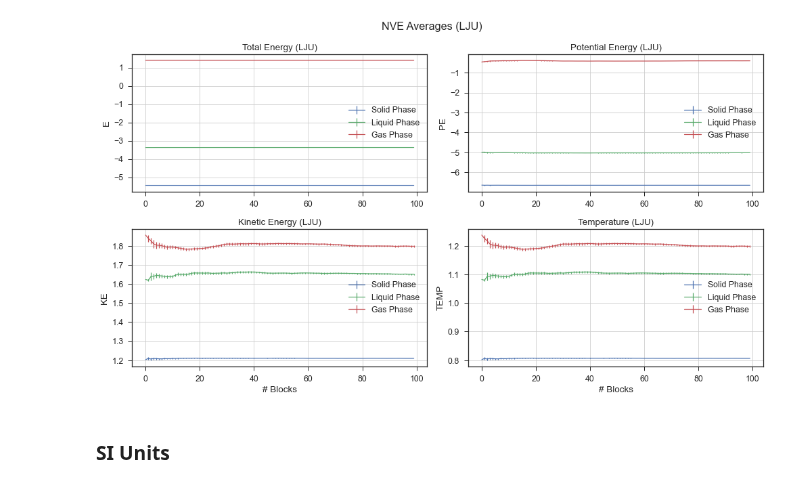
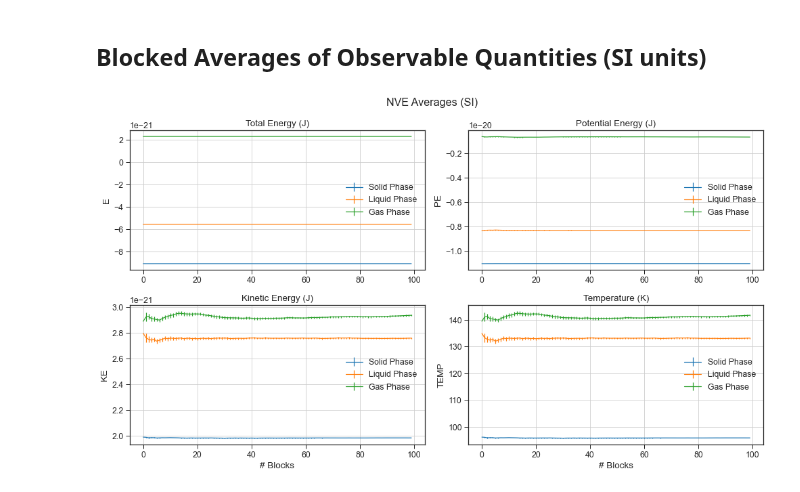
Before and after one commit to edoardodraetta/lsn_esercizi, a Jupyter notebook: esercizio_04/Esercizio_4.ipynb, the cells around one changed output. Drawn from its saved outputs; the diff is of its cells as text; code cells hidden in the pictures.

```diff
--- a/esercizio_04/Esercizio_4.ipynb
+++ b/esercizio_04/Esercizio_4.ipynb
@@ -14,18 +52,17 @@ plt.style.use("seaborn-ticks")
 # %%
-# Scaling for LJU -> SI
-
-sigma = 3.4 * 10**(-10)  # nm
-epsilon = 1.65 * 10**(-21) # J
-m = 6.69 * 10**(-26)  # mass of argon, kg
+sigma = 3.4 * 10 ** (-10)  # m
 k_B = 1.380649 * 10 ** (-23)  # J/K
-
+T = 120
+epsilon = T * k_B  # J
+m = 39.948 * 1.66 * 10 ** (-27)  # mass of argon, kg
 t = sigma * np.sqrt(m / epsilon)
-T = epsilon/k_B # = about 120...
+p = epsilon / sigma ** 3  # Pa
 
 print("Sigma :", sigma)
 print("Epsilon :", epsilon)
 print("Mass :", m)
 print("Time :", t)
 print("Temperature :", T)
+print("Pressure :", format(p, "E"))
 # %% [output]
 Sigma : 3.4e-10
@@ -121,7 +117,9 @@ plt.show()
+# %% [markdown]
+## Blocked Averages of Observable Quantities (SI units)
 # %%
 # Blocked Averages
 fig, ax = plt.subplots(2, 2, figsize=(14, 8))
-fig.suptitle("NVE Averages (LJU)")
+fig.suptitle("NVE Averages (SI)")
 
 N = 100  # Blocks
 x = np.arange(N)
@@ -130,83 +128,81 @@ x = np.arange(N)
 
 datafile = "./data/solid/output.ave_etot.dat"
 avg, err = np.loadtxt(datafile, usecols=(1, 2), delimiter=" ", unpack="true")
-ax[0, 0].errorbar(x, avg, yerr=err, label="Solid Phase")
+ax[0, 0].errorbar(x, avg * epsilon, yerr=err * epsilon, label="Solid Phase")
 
 datafile = "./data/solid/output.ave_epot.dat"
 avg, err = np.loadtxt(datafile, usecols=(1, 2), delimiter=" ", unpack="true")
-ax[0, 1].errorbar(x, avg, yerr=err, label="Solid Phase")
+ax[0, 1].errorbar(x, avg * epsilon, yerr=err * epsilon, label="Solid Phase")
 
 datafile = "./data/solid/output.ave_ekin.dat"
 avg, err = np.loadtxt(datafile, usecols=(1, 2), delimiter=" ", unpack="true")
-ax[1, 0].errorbar(x, avg, yerr=err, label="Solid Phase")
+ax[1, 0].errorbar(x, avg * epsilon, yerr=err * epsilon, label="Solid Phase")
 
 datafile = "./data/solid/output.ave_temp.dat"
 avg, err = np.loadtxt(datafile, usecols=(1, 2), delimiter=" ", unpack="true")
-ax[1, 1].errorbar(x, avg, yerr=err, label="Solid Phase")
+ax[1, 1].errorbar(x, avg * T, yerr=err * T, label="Solid Phase")
 
 # LIQUID PHASE
 
 datafile = "./data/liquid/output.ave_etot.dat"
 avg, err = np.loadtxt(datafile, usecols=(1, 2), delimiter=" ", unpack="true")
-ax[0, 0].errorbar(x, avg, yerr=err, label="Liquid Phase")
+ax[0, 0].errorbar(x, avg * epsilon, yerr=err * epsilon, label="Liquid Phase")
 
 datafile = "./data/liquid/output.ave_epot.dat"
 avg, err = np.loadtxt(datafile, usecols=(1, 2), delimiter=" ", unpack="true")
-ax[0, 1].errorbar(x, avg, yerr=err, label="Liquid Phase")
+ax[0, 1].errorbar(x, avg * epsilon, yerr=err * epsilon, label="Liquid Phase")
 
 datafile = "./data/liquid/output.ave_ekin.dat"
 avg, err = np.loadtxt(datafile, usecols=(1, 2), delimiter=" ", unpack="true")
-ax[1, 0].errorbar(x, avg, yerr=err, label="Liquid Phase")
+ax[1, 0].errorbar(x, avg * epsilon, yerr=err * epsilon, label="Liquid Phase")
 
 datafile = "./data/liquid/output.ave_temp.dat"
 avg, err = np.loadtxt(datafile, usecols=(1, 2), delimiter=" ", unpack="true")
-ax[1, 1].errorbar(x, avg, yerr=err, label="Liquid Phase")
+ax[1, 1].errorbar(x, avg * T, yerr=err * T, label="Liquid Phase")
 
 # GAS PHASE
 
 datafile = "./data/gas/output.ave_etot.dat"
 avg, err = np.loadtxt(datafile, usecols=(1, 2), delimiter=" ", unpack="true")
-ax[0, 0].errorbar(x, avg, yerr=err, label="Gas Phase")
+ax[0, 0].errorbar(x, avg * epsilon, yerr=err * epsilon, label="Gas Phase")
 
 datafile = "./data/gas/output.ave_epot.dat"
 avg, err = np.loadtxt(datafile, usecols=(1, 2), delimiter=" ", unpack="true")
-ax[0, 1].errorbar(x, avg, yerr=err, label="Gas Phase")
+ax[0, 1].errorbar(x, avg * epsilon, yerr=err * epsilon, label="Gas Phase")
 
 datafile = "./data/gas/output.ave_ekin.dat"
 avg, err = np.loadtxt(datafile, usecols=(1, 2), delimiter=" ", unpack="true")
-ax[1, 0].errorbar(x, avg, yerr=err, label="Gas Phase")
+ax[1, 0].errorbar(x, avg * epsilon, yerr=err * epsilon, label="Gas Phase")
 
 datafile = "./data/gas/output.ave_temp.dat"
 avg, err = np.loadtxt(datafile, usecols=(1, 2), delimiter=" ", unpack="true")
-ax[1, 1].errorbar(x, avg, yerr=err, label="Gas Phase")
+ax[1, 1].errorbar(x, avg * T, yerr=err * T, label="Gas Phase")
 
 # Formatting
 
-ax[0, 0].title.set_text("Total Energy (LJU)")
+ax[0, 0].title.set_text("Total Energy (J)")
 ax[0, 0].set_ylabel("E")
 ax[0, 0].grid()
 ax[0, 0].legend()
 
-ax[0, 1].title.set_text("Potential Energy (LJU)")
+ax[0, 1].title.set_text("Potential Energy (J)")
 ax[0, 1].set_ylabel("PE")
 ax[0, 1].grid()
 ax[0, 1].legend()
 
-ax[1, 0].title.set_text("Kinetic Energy (LJU)")
+ax[1, 0].title.set_text("Kinetic Energy (J)")
 ax[1, 0].grid()
 ax[1, 0].legend()
 ax[1, 0].set_ylabel("KE")
 ax[1, 0].set_xlabel("# Blocks")
 
-ax[1, 1].title.set_text("Temperature (LJU)")
+ax[1, 1].title.set_text("Temperature (K)")
 ax[1, 1].grid()
 ax[1, 1].legend()
 ax[1, 1].set_ylabel("TEMP")
 ax[1, 1].set_xlabel("# Blocks")
 
 plt.tight_layout()
 plt.show()
 # %% [output]
-[figure, old version]
+[figure, new version]
-# %% [markdown]
-### SI Units
```
Also changed, not shown: parts of 19 cells of this notebook, 15 other files.
